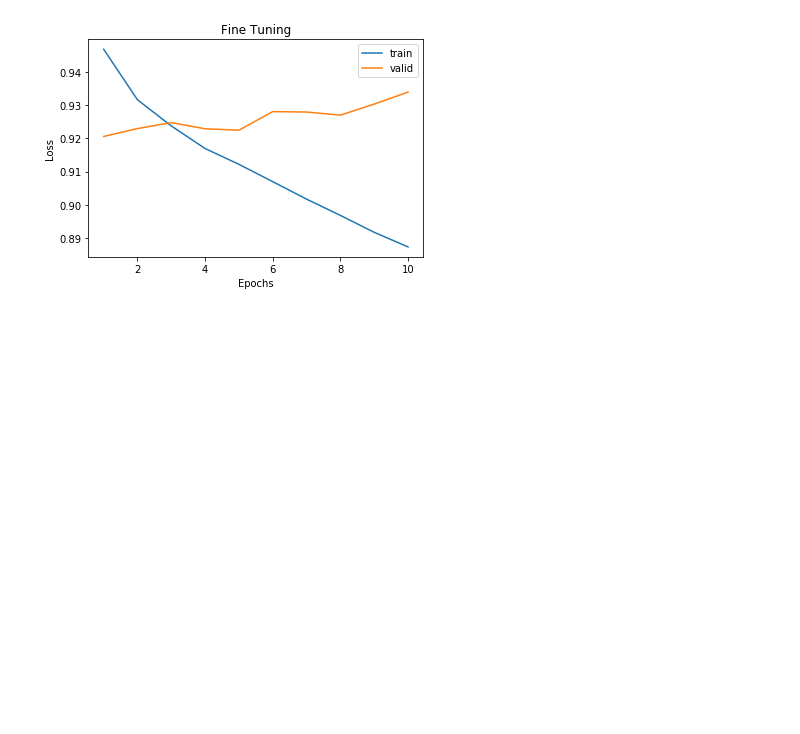
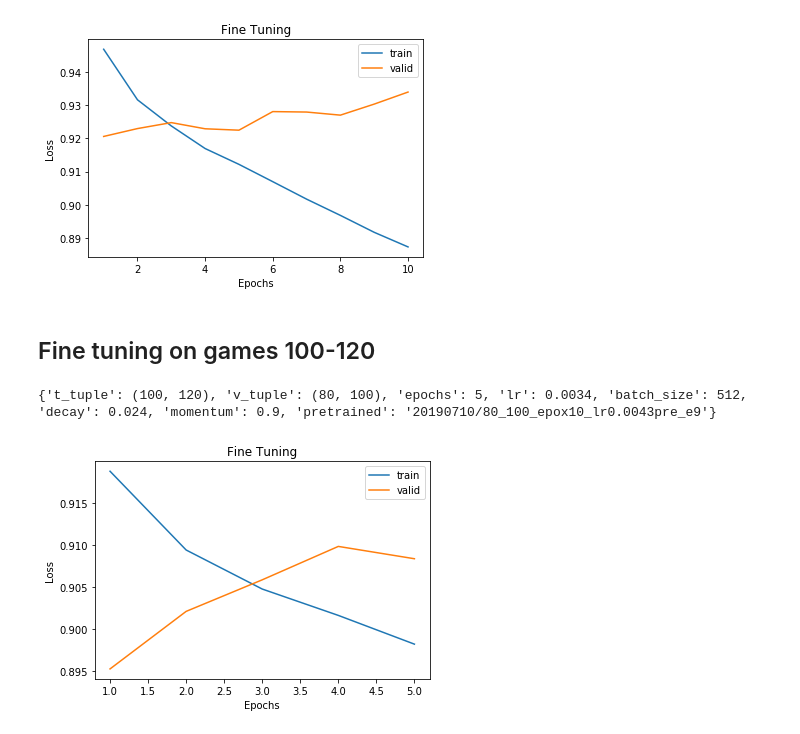
Before and after one commit to fqjin/2048NN, a Jupyter notebook: training_logs.ipynb, the cells around one changed output. Saved outputs shown, nothing was run; the diff lists cells and outputs as text; code cells hidden in the pictures; blank space fills up the shorter version.

```diff
--- a/training_logs.ipynb
+++ b/training_logs.ipynb
@@ -333,3 +333,20 @@ plt.show()
 # %% [output]
 {'t_tuple': (80, 100), 'v_tuple': (60, 80), 'epochs': 10, 'lr': 0.0043, 'batch_size': 512, 'decay': 0.0012, 'momentum': 0.9, 'pretrained': '20190701/60_80_epox10_lr0.0043pre_e9'}
 [figure]
+# %% [markdown]
+## Fine tuning on games 100-120
+# %%
+logs0 = np.load('20190715/100_120_epox5_lr0.0034pre.npz')
+print(logs0['params'])
+t_loss0 = logs0['t_loss']
+v_loss0 = logs0['v_loss']
+epochs = np.arange(1, len(t_loss0)+1)
+plt.plot(epochs, t_loss0, epochs, v_loss0)
+plt.legend(['train','valid'])
+plt.title('Fine Tuning')
+plt.xlabel('Epochs')
+plt.ylabel('Loss')
+plt.show()
+# %% [output]
+{'t_tuple': (100, 120), 'v_tuple': (80, 100), 'epochs': 5, 'lr': 0.0034, 'batch_size': 512, 'decay': 0.024, 'momentum': 0.9, 'pretrained': '20190710/80_100_epox10_lr0.0043pre_e9'}
+[figure, added]
```
Also changed, not shown: 6 other files.
